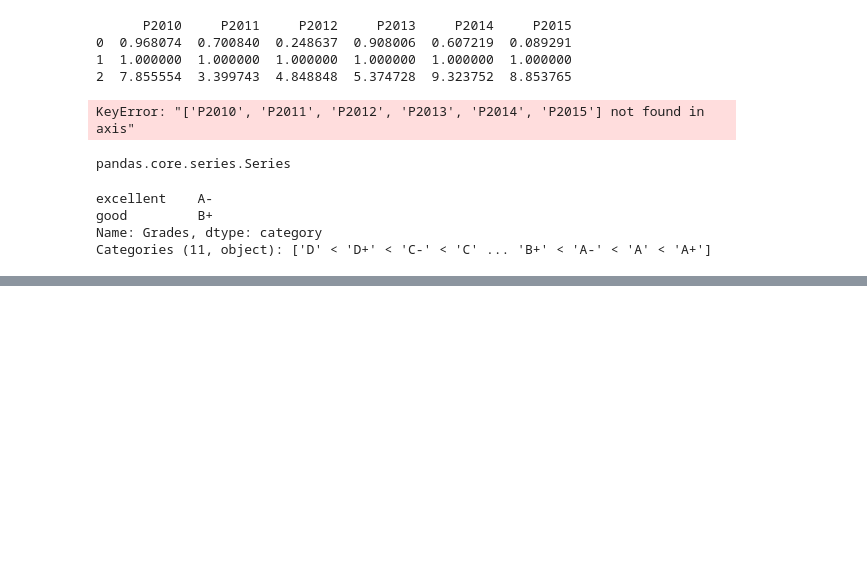
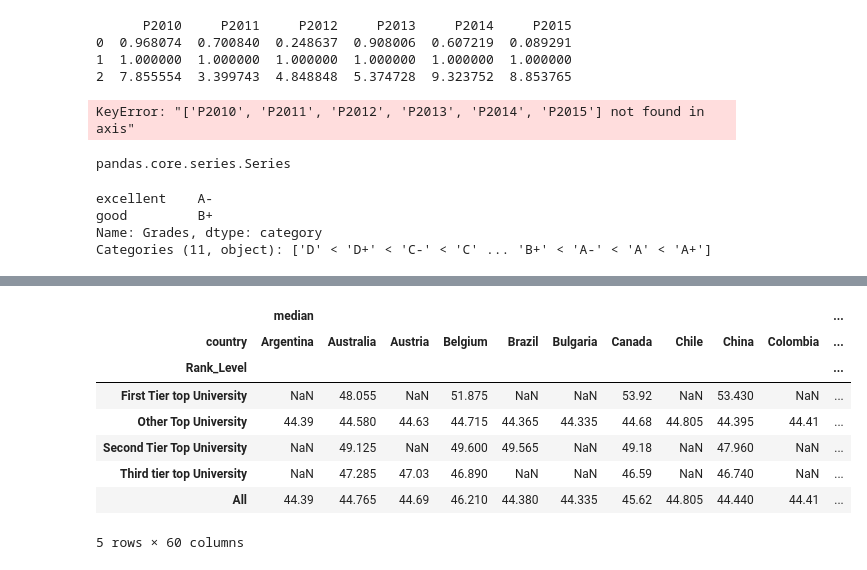
Before and after one commit to mrioshe/AppliedDataScienceWithPython, a Jupyter notebook: IntroductionToDataScienceInPython/week3_MoreDataProcessingWithPandas/MoreDataProcessingWithPandas.ipynb, the cells around one changed output, grey strips where cells are left out. Saved outputs shown, nothing was run; the diff lists cells and outputs as text; code cells hidden in the pictures; blank space fills up the shorter version.

```diff
--- a/IntroductionToDataScienceInPython/week3_MoreDataProcessingWithPandas/MoreDataProcessingWithPandas.ipynb
+++ b/IntroductionToDataScienceInPython/week3_MoreDataProcessingWithPandas/MoreDataProcessingWithPandas.ipynb
@@ -1193,0 +1375,16 @@ df.head()
+# %%
+df=pd.read_csv('datasets/cwurData.csv')
+df.head()
+
+
+def create_category(ranking):
+
+    if (ranking>=1)&(ranking<=100):
+        return "First Tier top University"
+    elif(ranking>=101) & (ranking<=200):
+        return "Second Tier Top University"
+    elif (ranking>=201) & (ranking <=300):
+        return "Third tier top University"
+    return "Other Top University"
+
+df["Rank_Level"]=df['world_rank'].apply(lambda x:create_category(x))
@@ -1193,0 +1423,12 @@ df.head()
+# %%
+df.pivot_table(values='score', index='Rank_Level', columns='country', aggfunc=[np.median], margins=True).head()
+# %% [output]
+|  | median |  |  |  |  |  |  |  |  |  | ... |
+| country | Argentina | Australia | Austria | Belgium | Brazil | Bulgaria | Canada | Chile | China | Colombia | ... |
+| Rank_Level |  |  |  |  |  |  |  |  |  |  | ... |
+| First Tier top University | NaN | 48.055 | NaN | 51.875 | NaN | NaN | 53.92 | NaN | 53.430 | NaN | ... |
+| Other Top University | 44.39 | 44.580 | 44.63 | 44.715 | 44.365 | 44.335 | 44.68 | 44.805 | 44.395 | 44.41 | ... |
+| Second Tier Top University | NaN | 49.125 | NaN | 49.600 | 49.565 | NaN | 49.18 | NaN | 47.960 | NaN | ... |
+| Third tier top University | NaN | 47.285 | 47.03 | 46.890 | NaN | NaN | 46.59 | NaN | 46.740 | NaN | ... |
+| All | 44.39 | 44.765 | 44.69 | 46.210 | 44.380 | 44.335 | 45.62 | 44.805 | 44.440 | 44.41 | ... |
+5 rows × 60 columns
```
Also changed, not shown: parts of 32 cells of this notebook.
